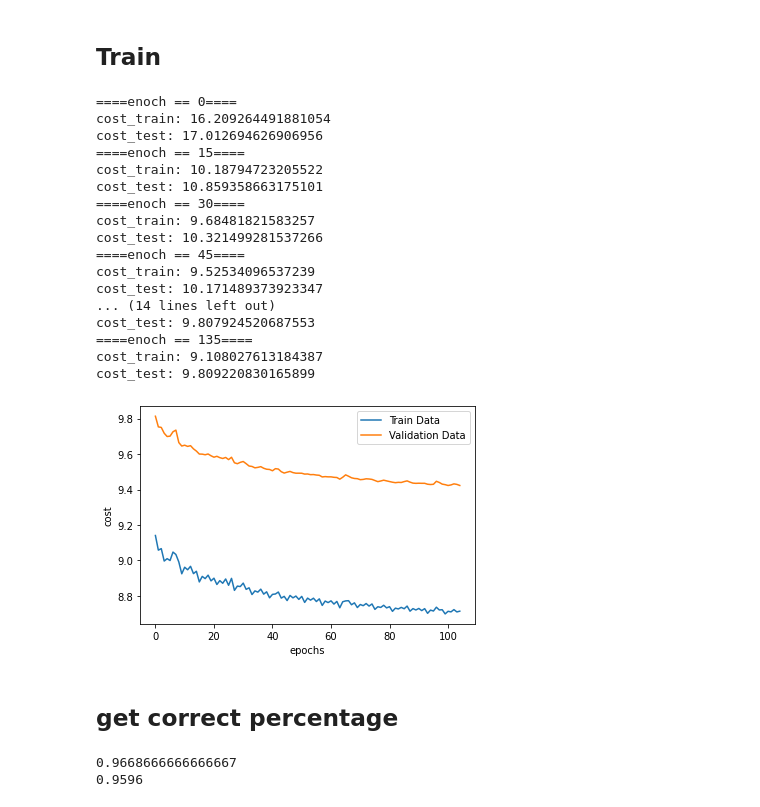
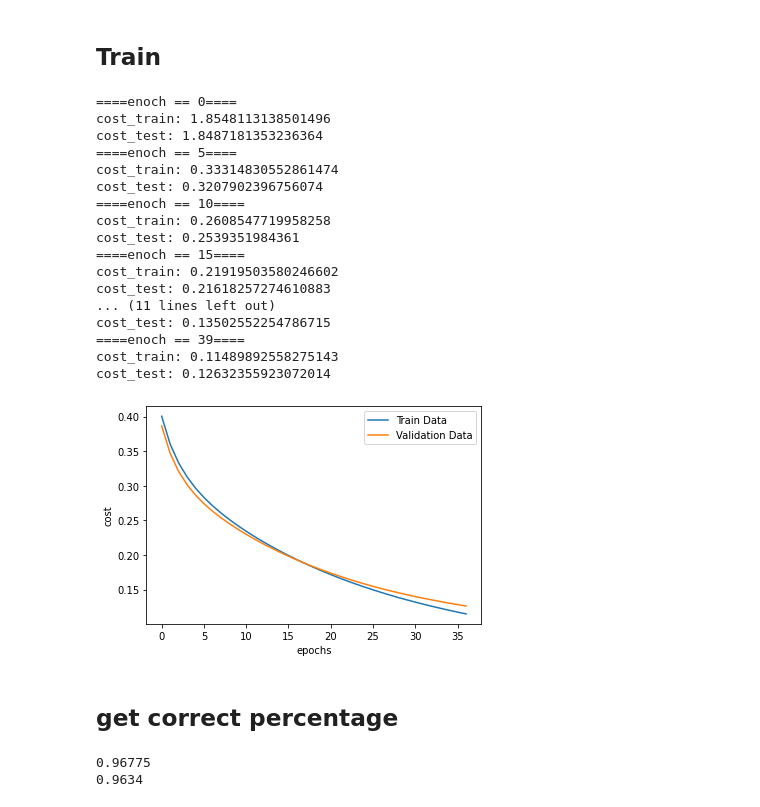
Before and after one commit to ZhangYizhe/JupyterNotes, a Jupyter notebook: mnist/tf_gd_nns.ipynb, the cells around one changed output. Cells and saved outputs as stored; diff of their text form; code cells hidden in the pictures.

```diff
--- a/mnist/tf_gd_nns.ipynb
+++ b/mnist/tf_gd_nns.ipynb
@@ -50,12 +50,12 @@ def inistial_parameters(n, dims):
     for i in range(len(dims)):
         dim = dims[i]
         if i == 0:
-            w =  np.random.randn(n, dim) * (np.sqrt(2 / dim))
+            w =  np.random.rand(n, dim) * 1e-3 #* (np.sqrt(2 / dim))
             W['W' + str(i + 1)] = tf.constant(w)
             b = np.zeros((1, dim))
             B['b' + str(i + 1)] = tf.constant(b)
         else:
-            w = np.random.randn(dims[i-1], dim) * (np.sqrt(2 / dim))
+            w = np.random.rand(dims[i-1], dim) * 1e-3 #* (np.sqrt(2 / dim))
             W['W' + str(i + 1)] = tf.constant(w)
             b = np.zeros((1, dim))
             B['b' + str(i + 1)] = tf.constant(b)
@@ -78,7 +78,7 @@ def relu(X):
 ## Softmax
 # %%
 def softmax(X):
-    return (np.exp(X)) / (np.sum(np.exp(X)))
+    return np.exp(X) / (np.sum(np.exp(X), axis=1, keepdims=True))
 # %% [markdown]
 ## Activation function
 # %%
@@ -126,9 +126,9 @@ def L_model_forward(X, W, b):
 def crossEntropy(haty, Y):
     m = haty.shape[0]
 
-    ce = np.sum(np.sum(Y * np.log(haty), axis=1, keepdims=True))
+    ce = np.sum(Y * np.log(haty))
 
-    return - (1 / m) * ce
+    return - ce / m
 # %% [markdown]
 ## Train
 # %%
@@ -151,9 +151,9 @@ def SGDRange(m, setpsize):
 # print(rangeArr)
 # %%
 n = X_train.shape[1]
-alpha = 0.07
+alpha = 0.1
 
-dims = [200, 200, 200, 10]
+dims = [512, 10]
 L = len(dims)
 
 parameters = inistial_parameters(n, dims)
@@ -182,16 +182,10 @@ def backpropagation(X, y):
 
         # softmax
         LL = tf.experimental.numpy.dot(A_previous, W['W' + str(L)]) + b['b' + str(L)]
-        AL = (tf.experimental.numpy.exp(LL)) / (tf.experimental.numpy.sum(tf.experimental.numpy.exp(LL)))
+        AL = (tf.experimental.numpy.exp(LL)) / (tf.experimental.numpy.sum(tf.experimental.numpy.exp(LL), axis=1, keepdims=True))
 
         # cost function
-        J = - tf.experimental.numpy.sum(y * tf.experimental.numpy.log(AL), axis=0, keepdims=True) / m
-
-    cost_train.append(crossEntropy(AL, y))
-
-    AL_test, _ = L_model_forward(X_test, W, b)
-    m_test = AL_test.shape[0]
-    cost_test.append(crossEntropy(AL_test, y_test))
+        J = - tf.experimental.numpy.sum(y * tf.experimental.numpy.log(AL)) / m
 
     for i in range(1, L + 1):
 
@@ -201,53 +195,57 @@ def backpropagation(X, y):
         W['W' + str(i)] = W['W' + str(i)] - alpha * dJ_W
         b['b' + str(i)] = b['b' + str(i)] - alpha * dJ_b
 
-for i in range(150):
+iteration = 40
+for i in range(iteration):
 
-  rangeArr = SGDRange(X_train.shape[0], 5000)
+  rangeArr = SGDRange(X_train.shape[0], 512)
   for index in rangeArr:
     backpropagation(X_train[index[0]:index[1]], y_train[index[0]:index[1]])
 
-  if i % 15 == 0:
+  cost_train.append(crossEntropy(L_model_forward(X_train, W, b), y_train))
+  cost_test.append(crossEntropy(L_model_forward(X_test, W, b), y_test))
+
+  if i % 5 == 0 or i == iteration - 1:
     print('====enoch == {enoch}===='.format(enoch=i))
     print('cost_train: {cost_train}'.format(cost_train=cost_train[i]))
     print('cost_test: {cost_test}'.format(cost_test=cost_test[i]))
 # %% [output]
 ====enoch == 0====
-cost_train: 16.209264491881054
-cost_test: 17.012694626906956
+cost_train: 1.8548113138501496
+cost_test: 1.8487181353236364
+====enoch == 5====
+cost_train: 0.33314830552861474
+cost_test: 0.3207902396756074
+====enoch == 10====
+cost_train: 0.2608547719958258
+cost_test: 0.2539351984361
 ====enoch == 15====
-cost_train: 10.18794723205522
-cost_test: 10.859358663175101
-====enoch == 30====
-cost_train: 9.68481821583257
-cost_test: 10.321499281537266
-====enoch == 45====
-cost_train: 9.52534096537239
-cost_test: 10.171489373923347
-... (14 lines left out)
-cost_test: 9.807924520687553
-====enoch == 135====
-cost_train: 9.108027613184387
-cost_test: 9.809220830165899
+cost_train: 0.21919503580246602
+cost_test: 0.21618257274610883
+... (11 lines left out)
+cost_test: 0.13502552254786715
+====enoch == 39====
+cost_train: 0.11489892558275143
+cost_test: 0.12632355923072014
 # %%
 import matplotlib.pyplot as plt
 
-plt.plot(cost_train[150::10], label="Train Data")
-plt.plot(cost_test[150::10], label="Validation Data")
+plt.plot(cost_train[3:], label="Train Data")
+plt.plot(cost_test[3:], label="Validation Data")
 # print(np.max(current_percentage))
 # plt.plot(current_percentage[:], label="Current Test")
 plt.ylabel('cost')
 plt.xlabel('epochs')
 plt.legend()
 plt.show()
 # %% [output]
-[figure, old version]
+[figure, new version]
 # %% [markdown]
 ## get correct percentage
 # %%
 def getCorrectPercentage(X, y):
   m = len(X)
-  hatys, _ = L_model_forward(X, W, b)
+  hatys = L_model_forward(X, W, b)
   hatys = np.array([createY(np.argmax(y)) for y in hatys])
   corrent_num = np.sum(y * hatys)
   return corrent_num / m
@@ -255,8 +253,8 @@ def getCorrectPercentage(X, y):
 print(getCorrectPercentage(X_train, y_train))
 print(getCorrectPercentage(X_test, y_test))
 # %% [output]
-0.9668666666666667
-0.9596
+0.96775
+0.9634
 # %%
 ## Test
 index = 1
```
Also changed, not shown: parts of 4 cells of this notebook.
